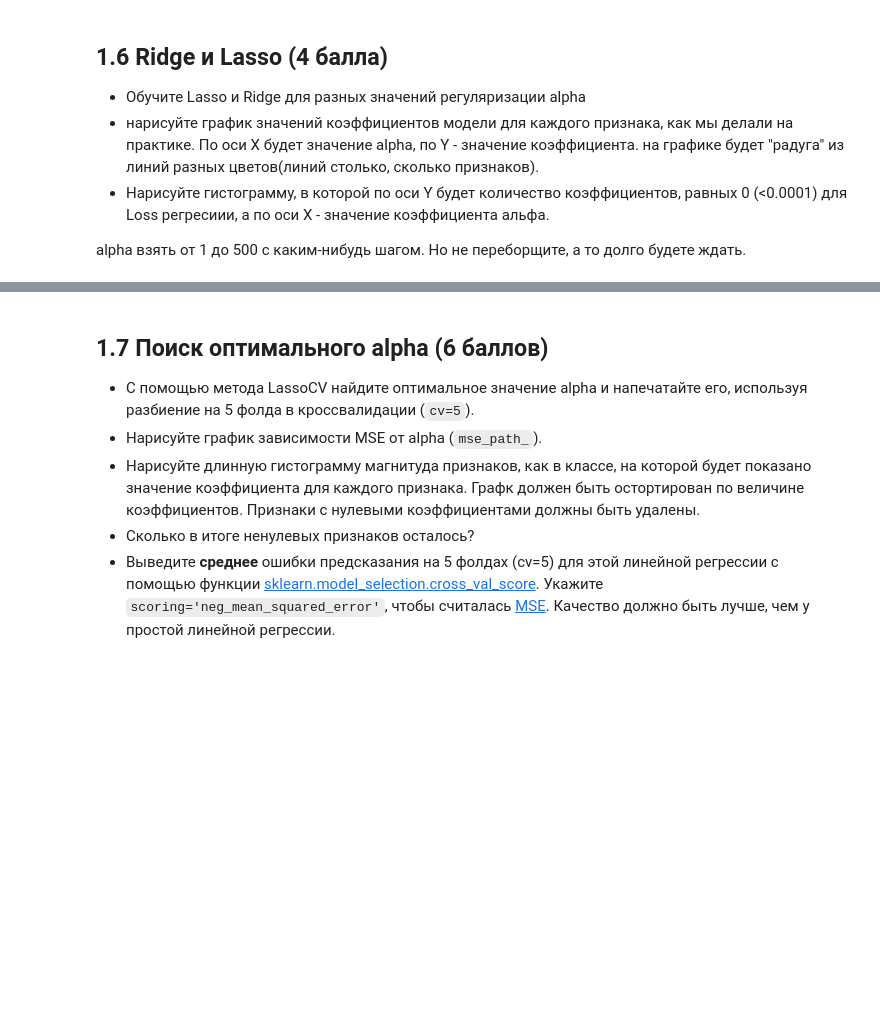
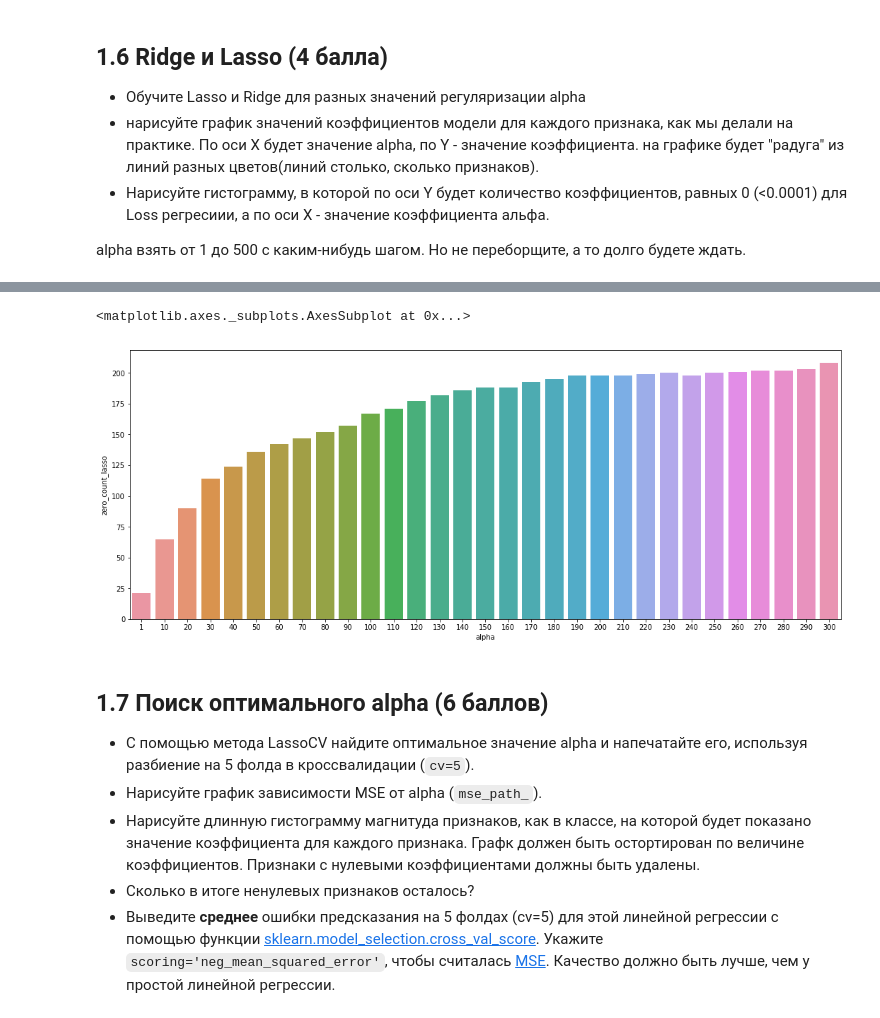
Before and after one commit to bewrrrie/7bits_ml_homework, a Jupyter notebook: 2017-fall/05-01-linear-regression-homework.ipynb, the cells around one changed output, grey strips where cells are left out. Saved outputs shown, nothing was run; the diff lists cells and outputs as text; code cells hidden in the pictures; blank space fills up the shorter version.

```diff
--- a/2017-fall/05-01-linear-regression-homework.ipynb
+++ b/2017-fall/05-01-linear-regression-homework.ipynb
@@ -308,17 +313,19 @@ alpha взять от 1 до 500 с каким-нибудь шагом. Но н
 # %%
 from sklearn.linear_model import Lasso, Ridge
 # %%
-alphas = np.arange(1, 500, 10)
+alphas = np.arange(0, 301, 10)
+alphas[0] = 1
+
 coefs_lasso = np.zeros((alphas.shape[0], X.shape[1])) # матрица весов размера (число регрессоров) x (число признаков)
 coefs_ridge = np.zeros((alphas.shape[0], X.shape[1]))
 
 i = 0
 for alpha in alphas:
-    lasso = Lasso(alpha = alpha, random_state=42)
+    lasso = Lasso(alpha = alpha)
     lasso.fit(X, y)
     coefs_lasso[i, :] = lasso.coef_
 
-    ridge = Ridge(alpha = alpha, random_state=42)
+    ridge = Ridge(alpha = alpha)
     ridge.fit(X, y)
     coefs_ridge[i, :] = ridge.coef_
 
@@ -346,3 +353,16 @@ Text(0.5,1,'Ridge')
+# %%
+zero_count_lasso = []
+
+for i in range(len(alphas)):
+    line = coefs_lasso[i]
+    zero_count_lasso.append(len(line[np.abs(line) < 0.0001]))
+# %%
+data = pd.DataFrame(data = {'alpha': alphas, 'zero_count_lasso': zero_count_lasso})
+plt.subplots(figsize=(18, 7))
+sns.barplot(x='alpha', y='zero_count_lasso', data=data)
+# %% [output]
+<matplotlib.axes._subplots.AxesSubplot at 0x...>
+[figure, added]
 # %% [markdown]
 ## 1.7 Поиск оптимального alpha (6 баллов)
 
```
Also changed, not shown: parts of 16 cells of this notebook, 1 other file.
